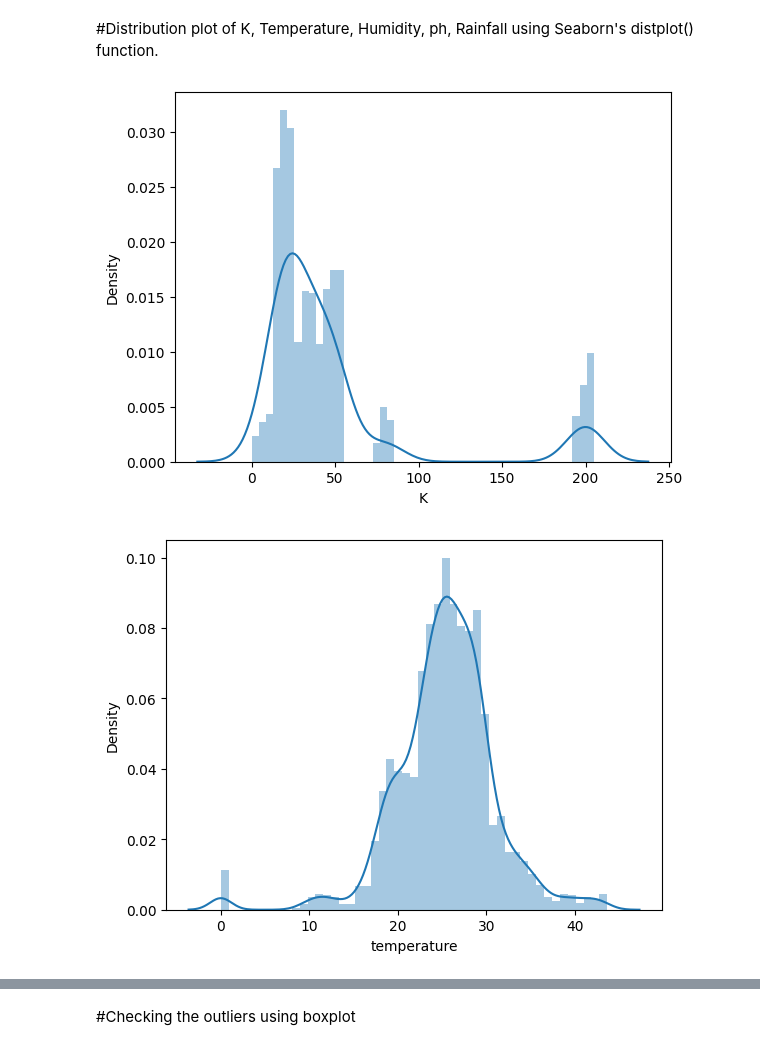
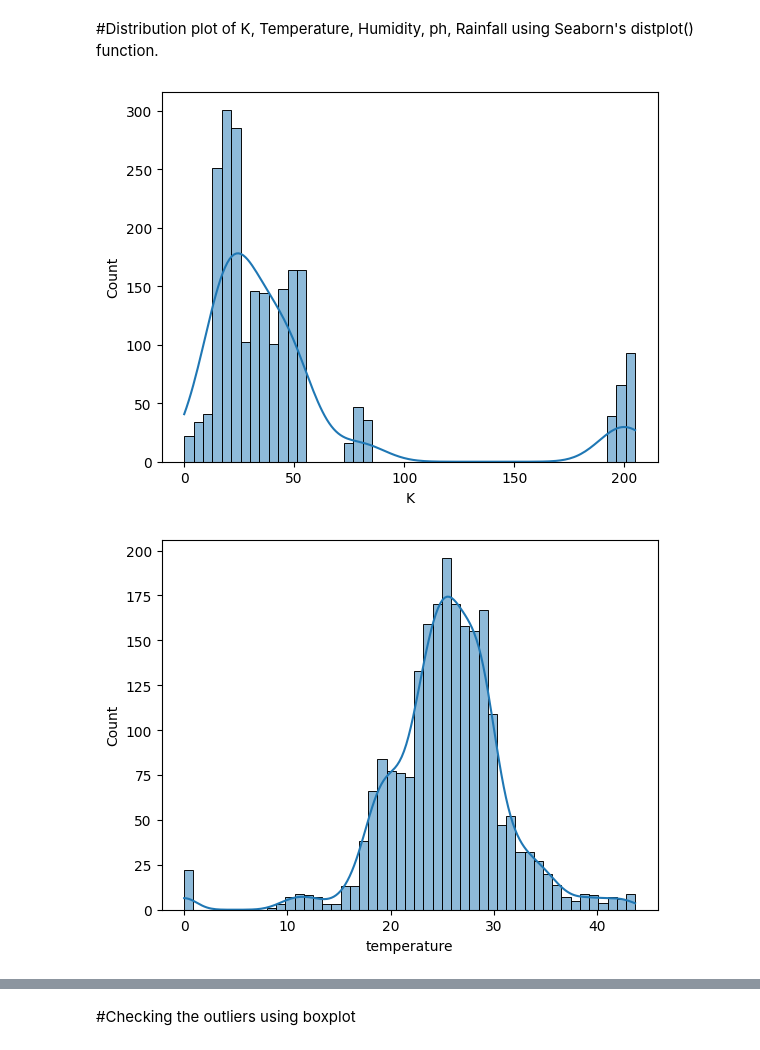
Before and after one commit to sumitc001/Major-Project-using-ML-and-Python-Framework-Flask, a Jupyter notebook: Crop_Recommendation_System2.ipynb, the cells around one changed output, grey strips where cells are left out. Cells and saved outputs as stored; diff of their text form; code cells hidden in the pictures.

```diff
--- a/Crop_Recommendation_System2.ipynb
+++ b/Crop_Recommendation_System2.ipynb
@@ -542,13 +536,13 @@ plt.show()
 # %% [markdown]
 #Distribution plot of K, Temperature, Humidity, ph, Rainfall using Seaborn's distplot() function.
 # %%
-sns.distplot(crop2['K'])
+sns.histplot(crop2['K'], kde=True)
 plt.show()
 # %% [output]
-[figure, old version]
+[figure, new version]
 # %%
-sns.distplot(crop2['temperature'])
+sns.histplot(crop2['temperature'], kde=True)
 plt.show()
 # %% [output]
-[figure, old version]
+[figure, new version]
 # %%
```
Also changed, not shown: parts of 13 cells of this notebook.
